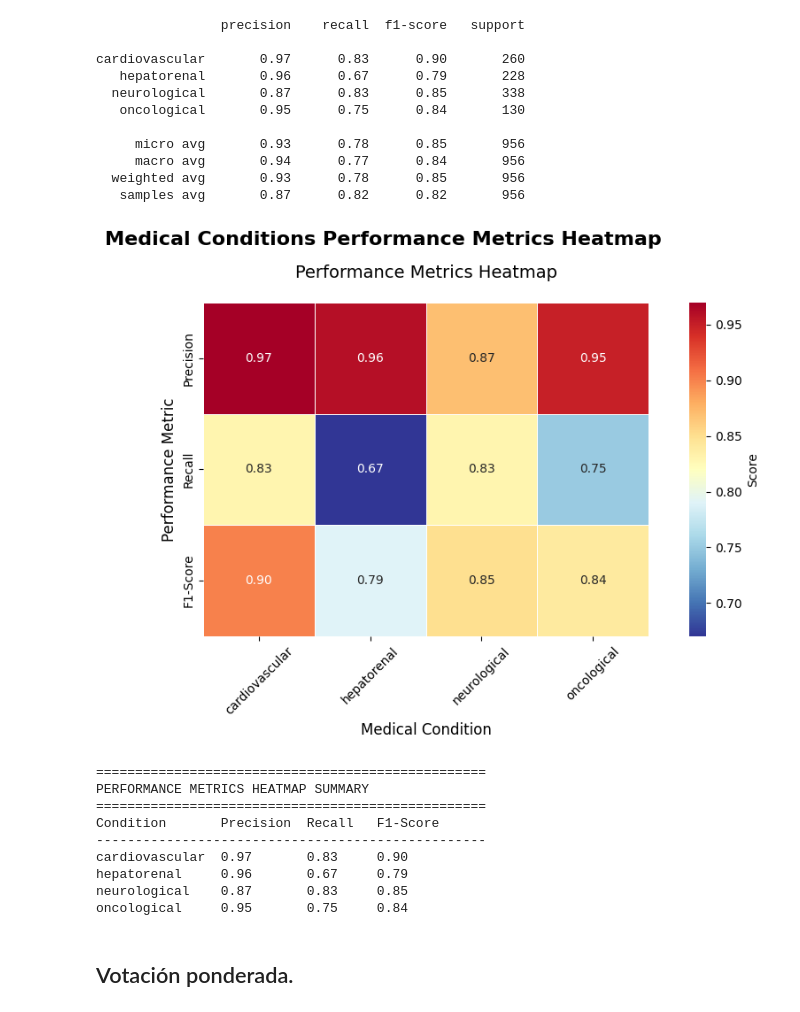
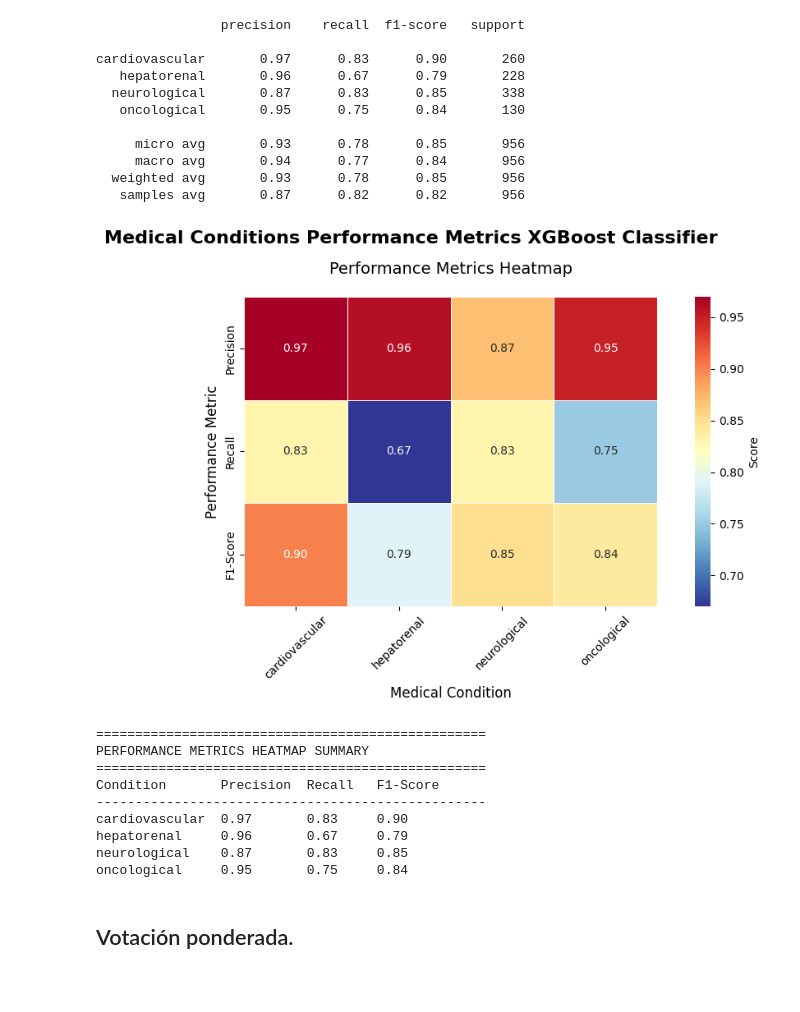
Before and after one commit to bryanMontoya/ChallengeTS, a Jupyter notebook: src/challenge_solution.ipynb, the cells around one changed output. Drawn from its saved outputs; the diff is of its cells as text; code cells hidden in the pictures; blank space fills up the shorter version.

```diff
--- a/src/challenge_solution.ipynb
+++ b/src/challenge_solution.ipynb
@@ -521,38 +535,38 @@ plt.style.use('default')
 sns.set_palette("husl")
 
 fig, ax = plt.subplots(1, 1, figsize=(10, 6))
-fig.suptitle('Medical Conditions Performance Metrics Heatmap', fontsize=16, fontweight='bold')
+fig.suptitle('Medical Conditions Performance Metrics XGBoost Classifier', fontsize=16, fontweight='bold')
 
 # Create heatmap of performance metrics
 metrics_data = df[['Precision', 'Recall', 'F1-Score']].T
 sns.heatmap(metrics_data,
             annot=True,
             fmt='.2f',
             cmap='RdYlBu_r',
             xticklabels=df['Class'],
             yticklabels=['Precision', 'Recall', 'F1-Score'],
             ax=ax,
             cbar_kws={'label': 'Score'},
             square=True,
             linewidths=0.5)
 
 ax.set_title('Performance Metrics Heatmap', fontsize=14, pad=20)
 ax.tick_params(axis='x', rotation=45)
 ax.set_xlabel('Medical Condition', fontsize=12)
 ax.set_ylabel('Performance Metric', fontsize=12)
 
 plt.tight_layout()
 plt.show()
 
 print("\n" + "="*50)
 print("PERFORMANCE METRICS HEATMAP SUMMARY")
 print("="*50)
 print(f"{'Condition':<15} {'Precision':<10} {'Recall':<8} {'F1-Score':<10}")
 print("-" * 50)
 for _, row in df.iterrows():
     print(f"{row['Class']:<15} {row['Precision']:<10.2f} {row['Recall']:<8.2f} {row['F1-Score']:<10.2f}")
 # %% [output]
-[figure, old version]
+[figure, new version]
 ==================================================
 PERFORMANCE METRICS HEATMAP SUMMARY
 ==================================================
```
Also changed, not shown: parts of 13 cells of this notebook.
